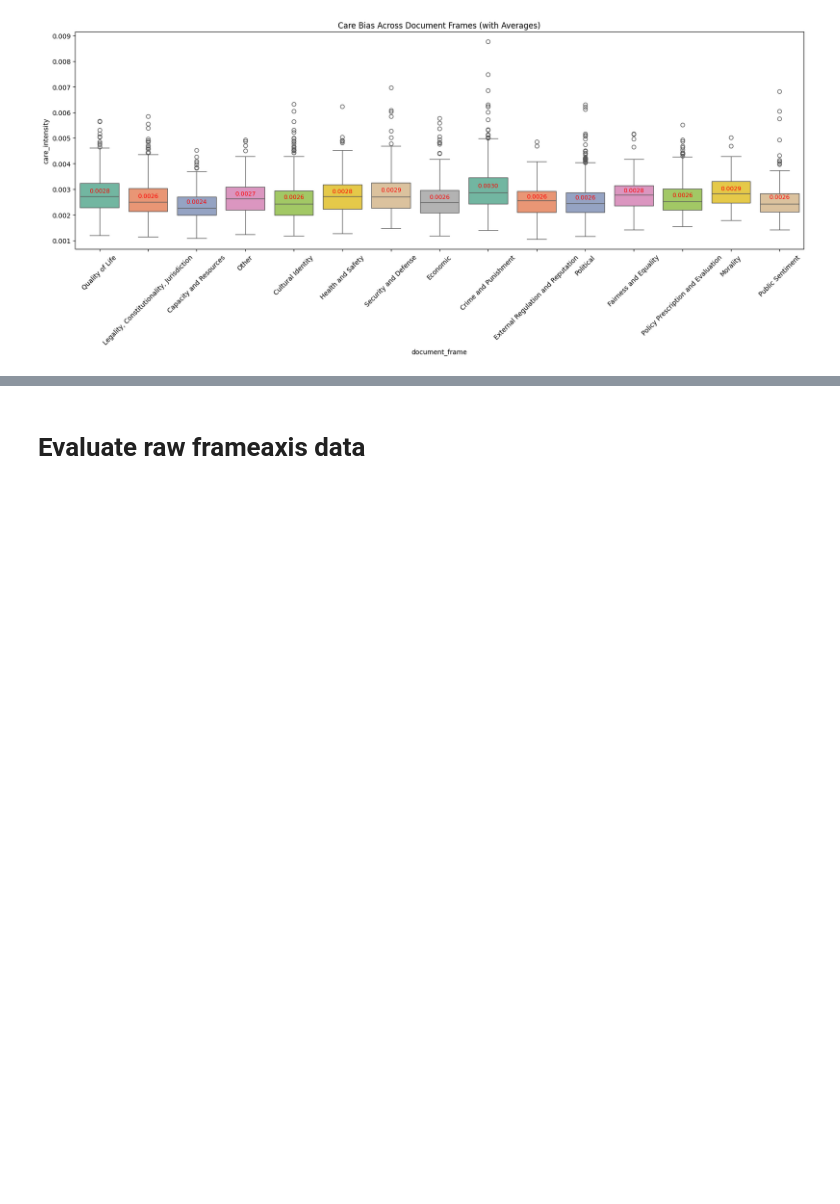
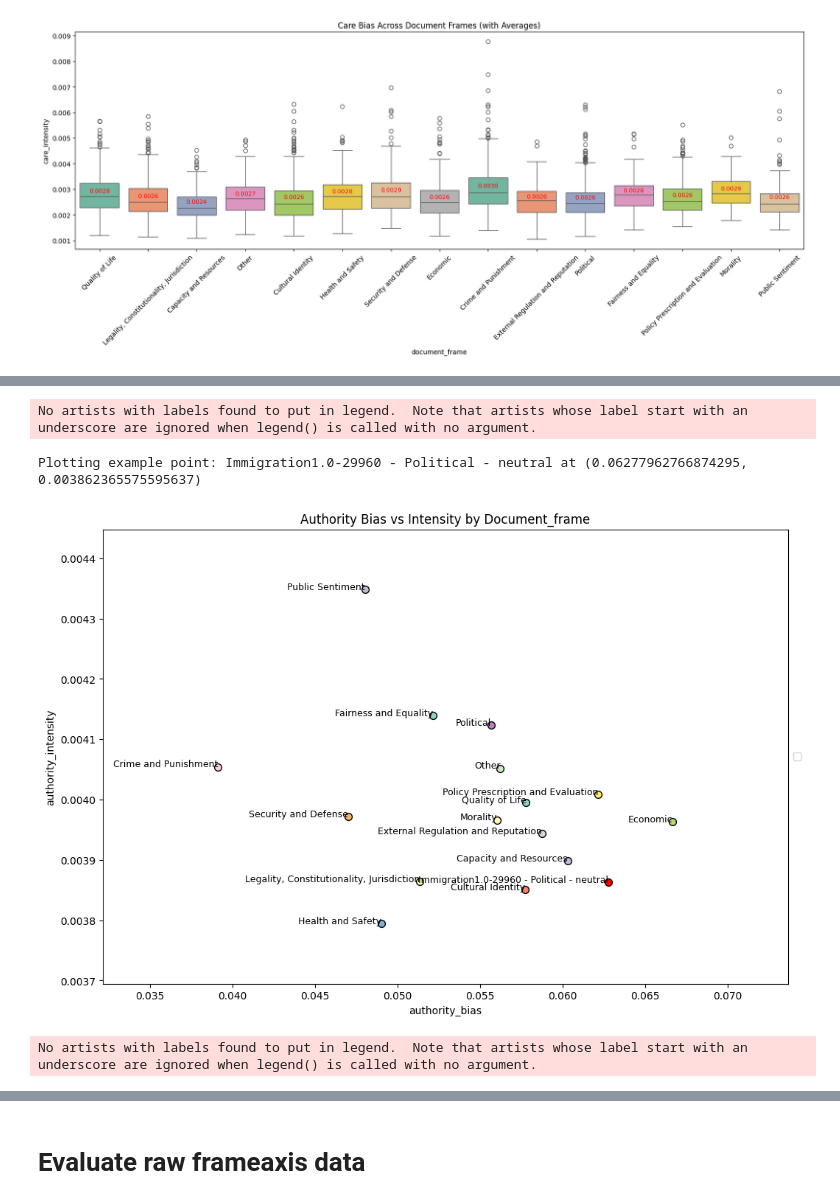
Before and after one commit to elianderlohr/muse-dlf, a Jupyter notebook: notebooks/mfc/axis-mft.ipynb, the cells around one changed output, grey strips where cells are left out. Drawn from its saved outputs; the diff is of its cells as text; code cells hidden in the pictures; blank space fills up the shorter version.

```diff
--- a/notebooks/mfc/axis-mft.ipynb
+++ b/notebooks/mfc/axis-mft.ipynb
@@ -693,0 +737,80 @@ Passing `palette` without assigning `hue` is deprecated and will be removed in v
+# %%
+import pandas as pd
+import matplotlib.pyplot as plt
+import seaborn as sns
+import numpy as np
+
+def plot_pair(df, pair, group_by=['frame_tone'], plot_density={}, tones=['pro', 'anti'], example_plot_value={}):
+    # Filter the DataFrame for the tones we are interested in
+    df_filtered = df[df['tone'].isin(tones)]
+
+    # Set up plot
+    plt.figure(figsize=(12, 8))
+
+    # List to store points and their labels for later plotting
+    points_with_labels = []
+
+    # Iterate over each group type
+    for group_type in group_by:
+        if group_type in df.columns:
+            # Process each unique group within the group type
+            unique_groups = df_filtered[group_type].unique()
+            for group_name in unique_groups:
+                group_data = df_filtered[df_filtered[group_type] == group_name]
+
+                # Calculate average values for the pair
+                avg_bias = group_data[f'{pair}_bias'].mean()
+                avg_intensity = group_data[f'{pair}_intensity'].mean()
+
+                # Save the point and label for plotting
+                points_with_labels.append((avg_bias, avg_intensity, group_name))
+
+                # Extract bias and intensity for KDE plot
+                bias_values = group_data[f'{pair}_bias']
+                intensity_values = group_data[f'{pair}_intensity']
+
+                if plot_density.get(group_type, False):
+                    # KDE plot for the group
+                    color = sns.color_palette('Set3')[len(points_with_labels) % len(sns.color_palette('Set3'))]
+                    sns.kdeplot(x=bias_values, y=intensity_values, cmap=sns.light_palette(color, as_cmap=True),
+                                fill=True, thresh=0.8, levels=10, alpha=0.8, bw_adjust=0.5)
+
+    # Plot points and their labels
+    for bias, intensity, label in points_with_labels:
+        plt.scatter(bias, intensity, color=sns.color_palette('Set3')[points_with_labels.index((bias, intensity, label)) % len(sns.color_palette('Set3'))], s=50, edgecolor='black')
+        plt.text(bias, intensity, label, fontsize=9, ha='right')
+
+    if "x" in example_plot_value and "y" in example_plot_value and "label" in example_plot_value:
+        print(f"Plotting example point: {example_plot_value['label']} at ({example_plot_value['x']}, {example_plot_value['y']})")
+
+        points_with_labels.append((example_plot_value["x"], example_plot_value["y"], example_plot_value["label"]))
+
+        # Plot the example point
+        plt.scatter(example_plot_value["x"], example_plot_value["y"], color='red', s=50, edgecolor='black')
+        plt.text(example_plot_value["x"], example_plot_value["y"], example_plot_value["label"], fontsize=9, ha='right')
+
+    # Adjusting plot limits to fit all points comfortably
+    plt.xlim([min([p[0] for p in points_with_labels]) - 0.007, max([p[0] for p in points_with_labels]) + 0.007])
+    plt.ylim([min([p[1] for p in points_with_labels]) - 0.0001, max([p[1] for p in points_with_labels]) + 0.0001])
+
+    # Add labels and legend
+    plt.xlabel(f'{pair}_bias')
+    plt.ylabel(f'{pair}_intensity')
+    plt.title(f'{pair.capitalize()} Bias vs Intensity by {", ".join(group_by).capitalize()}')
+    plt.legend(loc='center left', bbox_to_anchor=(1, 0.5))
+
+    # Show plot
+    plt.show()
+
+
+# Example usage:
+plot_pair(df_merged, 'authority', group_by=['document_frame'], plot_density={ 'document_frame': False }, tones=['pro', 'anti'], example_plot_value=authority_example_value)
+plot_pair(df_merged, 'care', group_by=['document_frame'], plot_density={ 'document_frame': False}, tones=['pro', 'anti'], example_plot_value=care_example_value)
+plot_pair(df_merged, 'fairness', group_by=['document_frame'], plot_density={ 'document_frame': False}, tones=['pro', 'anti'], example_plot_value=fairness_example_value)
+plot_pair(df_merged, 'loyalty', group_by=['document_frame'], plot_density={ 'document_frame': False}, tones=['pro', 'anti'], example_plot_value=loyalty_example_value)
+plot_pair(df_merged, 'sanctity', group_by=['document_frame'], plot_density={ 'document_frame': False}, tones=['pro', 'anti'], example_plot_value=sanctity_example_value)
+# %% [output]
+No artists with labels found to put in legend.  Note that artists whose label start with an underscore are ignored when legend() is called with no argument.
+Plotting example point: Immigration1.0-29960 - Political - neutral at (0.06277962766874295, 0.003862365575595637)
+[figure, added]
+No artists with labels found to put in legend.  Note that artists whose label start with an underscore are ignored when legend() is called with no argument.
```
Also changed, not shown: parts of 12 cells of this notebook, 1 other file.
